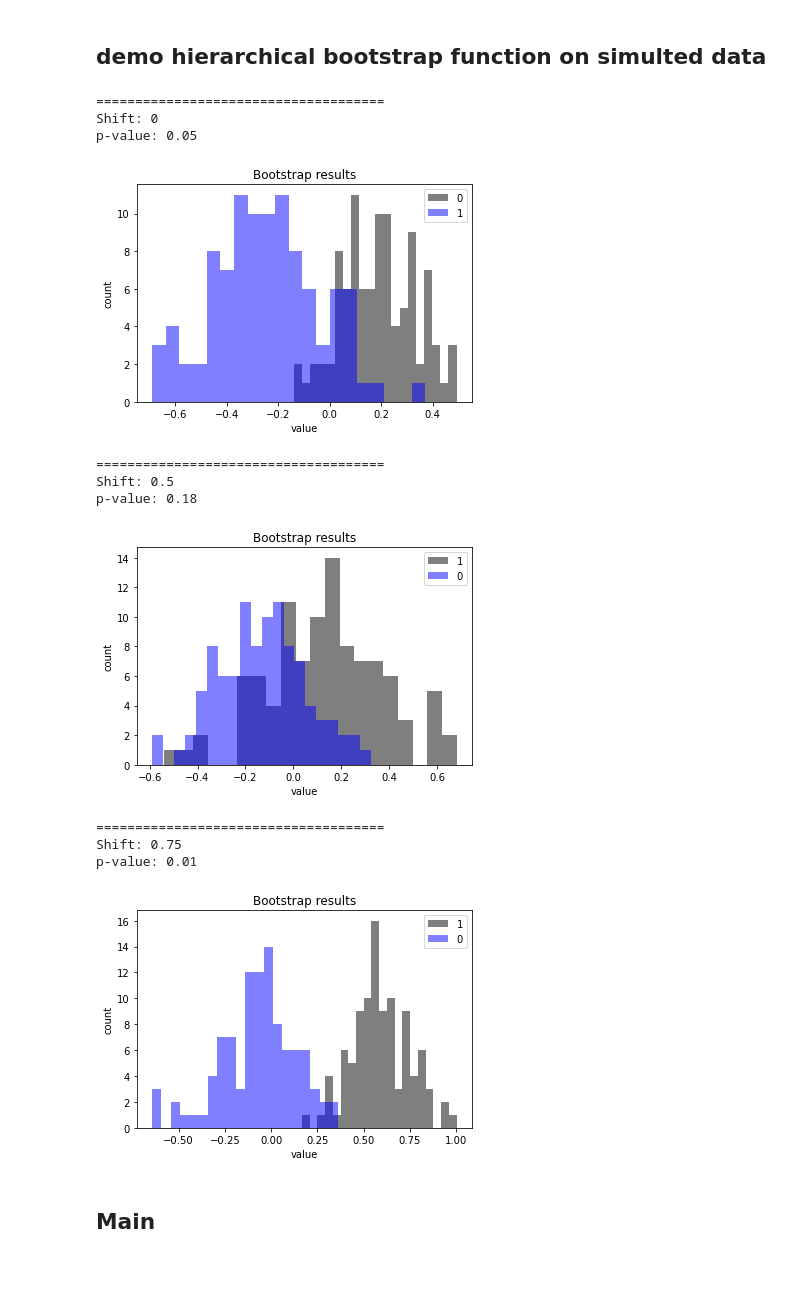
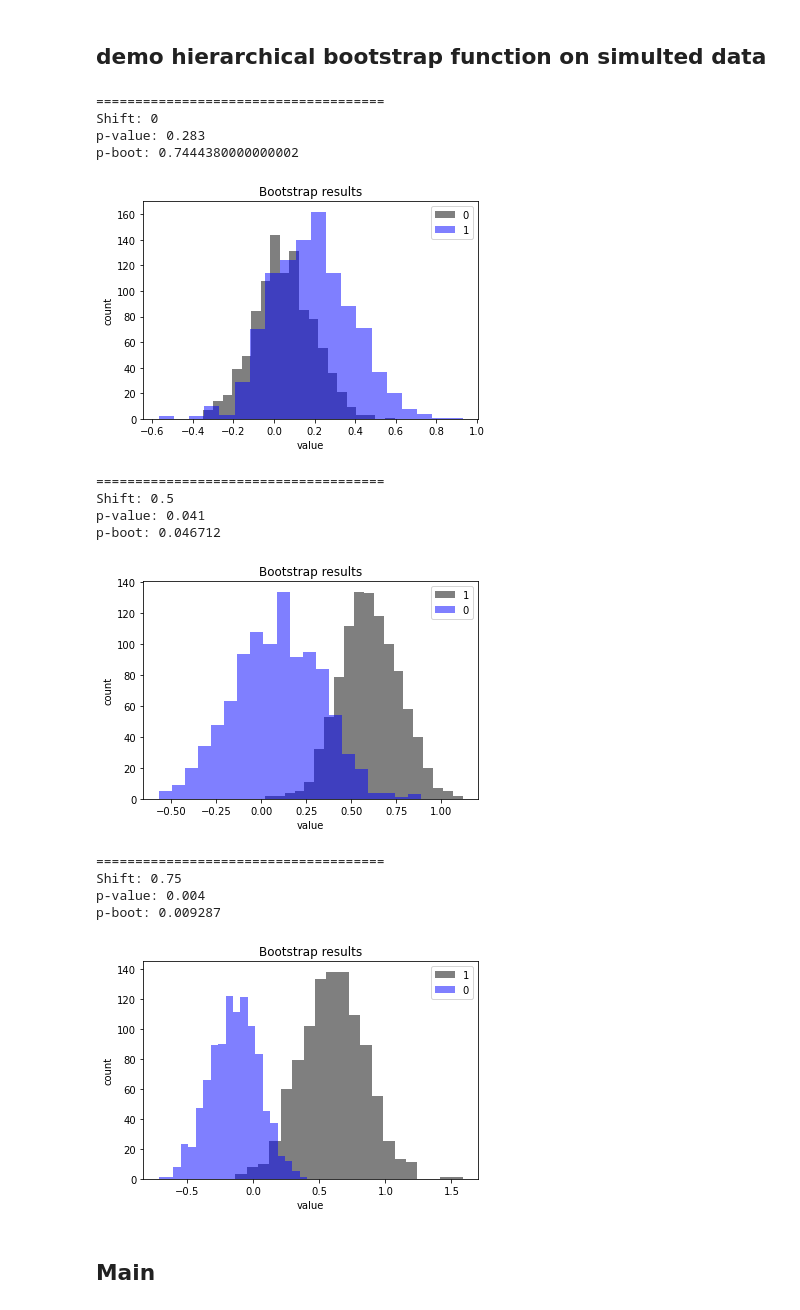
Before and after one commit to voytekresearch/oscillation_vs_exponent, a Jupyter notebook: notebooks/hierarchical_bootstrap.ipynb, the cells around one changed output. Drawn from its saved outputs; the diff is of its cells as text; code cells hidden in the pictures; blank space fills up the shorter version.

Commit message:
feat: add p-boot

```diff
--- a/notebooks/hierarchical_bootstrap.ipynb
+++ b/notebooks/hierarchical_bootstrap.ipynb
@@ -67,13 +67,18 @@ def run_hierarchical_bootstrap(df, variable, condition, level_1, level_2, iterat
     diff = distribution_1 - distribution_0
     p_value = min(np.sum(diff > 0), np.sum(diff < 0)) / len(diff)
 
+    # compute p-boot
+    p_boot, joint_prob, bin_edges = compute_p_boot(distribution_0, distribution_1)
+
     # print/plot results
     if verbose:
         print(f"p-value: {p_value}")
+        print(f"p-boot: {p_boot}")
     if plot:
         plot_bootstrap_results(df, variable, condition, distribution_0, distribution_1)
 
-    return p_value, distribution_0, distribution_1
+    # return p_value, distribution_0, distribution_1
+    return p_value, p_boot, joint_prob, bin_edges, distribution_0, distribution_1
 
 
 def split_experimental_conditions(df, condition):
@@ -85,6 +90,7 @@ def split_experimental_conditions(df, condition):
     conditions = df[condition].unique()
     if len(conditions) != 2:
         raise ValueError("More than two experimental conditions detected.")
+
 
     # split dataframe by experimental condition
     df_0 = df.loc[df[condition]==conditions[0]]
@@ -150,6 +156,28 @@ def hierarchical_bootstrap(df, variable, level_1, level_2, iterations):
 
     return distribution
 
+def compute_p_boot(distribution_0, distribution_1, n_bins=30):
+    '''
+    Compute p-value for difference between two distributions.
+    This function is based on Saravanan et al. 2020.
+    Source: https://github.com/soberlab/Hierarchical-Bootstrap-Paper/blob/master/Bootstrap%20Paper%20Simulation%20Figure%20Codes.ipynb
+    '''
+    # calculate probabilities for each distribution
+    all_values = np.concatenate([distribution_0, distribution_1])
+    bin_edges = np.linspace(np.min(all_values), np.max(all_values), n_bins)
+    bin_width = bin_edges[1] - bin_edges[0]
+    bin_edges = np.append(bin_edges, bin_edges[-1] + bin_width) - (bin_width/2) # add last bin edge and shift by half bin width
+    prob_0 = np.histogram(distribution_0, bins=bin_edges)[0] / len(distribution_0)
+    prob_1 = np.histogram(distribution_1, bins=bin_edges)[0] / len(distribution_1)
+
+    # compute joint probability
+    joint_prob = np.outer(prob_0, prob_1)
+    joint_prob = joint_prob / np.sum(joint_prob) # normalize
+
+    # compute p-value
+    p_value = np.sum(np.triu(joint_prob))
+
+    return p_value, joint_prob, bin_edges
 
 def plot_bootstrap_results(df, variable, condition, distribution_0, distribution_1):
     """
@@ -169,44 +197,48 @@ def plot_bootstrap_results(df, variable, condition, distribution_0, distribution
 # %%
 # test hierarchical bootstrap function on simulted data
 
 # create simulated data
 n_clusters = 10
 n_instances = 10
 
 #
 for shift in [0, 0.5, 0.75]:
     print("=====================================")
     print(f"Shift: {shift}")
     # create dataframe
     df = pd.DataFrame(columns=['condition','cluster','instance','value'])
     for i_cluster in range(n_clusters):
         for i_instance in range(n_instances):
             df_i = pd.DataFrame(columns=['condition','cluster','instance','value'])
             df_i['condition'] = np.random.choice([0,1], size=1)
             df_i['cluster'] = i_cluster
             df_i['instance'] = i_instance
             df_i['value'] = np.random.randn()
             df = pd.concat([df, df_i], ignore_index=True)
 
     # shift values for condition 1
     df.loc[df['condition']==1, 'value'] += shift
     df['value'] = df['value'].astype(float) # convert to float
 
     # apply hierarchical bootstrap
-    p_value, distribution_0, distribution_1 = run_hierarchical_bootstrap(df, 'value', 'condition', 'cluster', 'instance', 100)
+    # p_value, distribution_0, distribution_1 = run_hierarchical_bootstrap(df, 'value', 'condition', 'cluster', 'instance', 100)
+    p_value, p_boot, joint_prob, bin_edges, distribution_0, distribution_1 = run_hierarchical_bootstrap(df, 'value', 'condition', 'cluster', 'instance', 1000)
 # %% [output]
 =====================================
 Shift: 0
-p-value: 0.05
+p-value: 0.283
+p-boot: 0.7444380000000002
-[figure, old version]
+[figure, new version]
 =====================================
 Shift: 0.5
-p-value: 0.18
+p-value: 0.041
+p-boot: 0.046712
-[figure, old version]
+[figure, new version]
 =====================================
 Shift: 0.75
-p-value: 0.01
+p-value: 0.004
+p-boot: 0.009287
-[figure, old version]
+[figure, new version]
 # %% [markdown]
 ## Main
 # %% [markdown]
```
Also changed, not shown: parts of 4 cells of this notebook.
